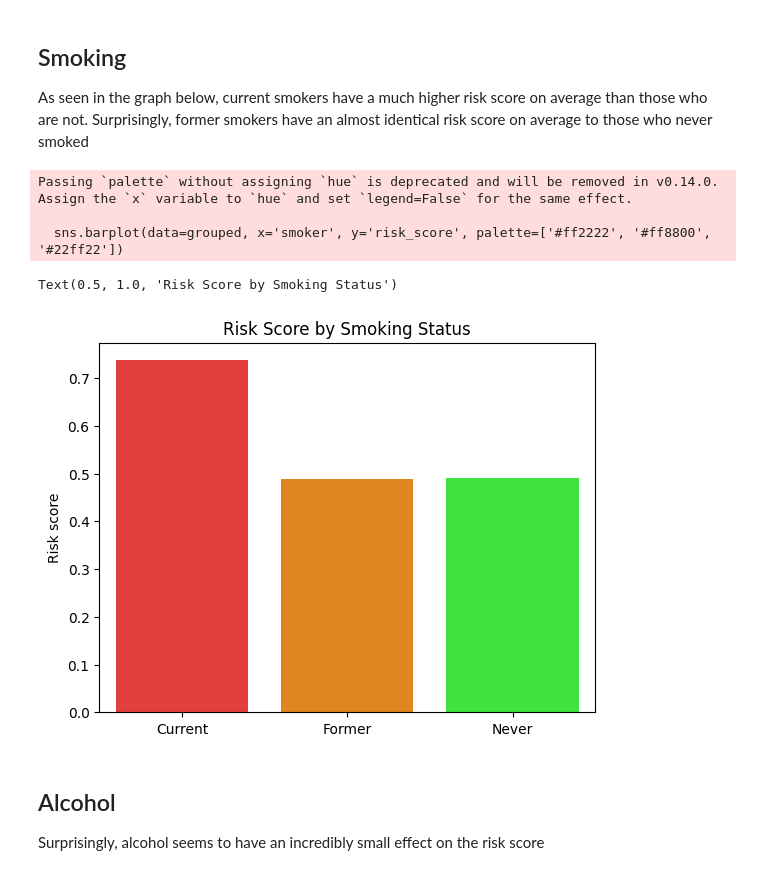
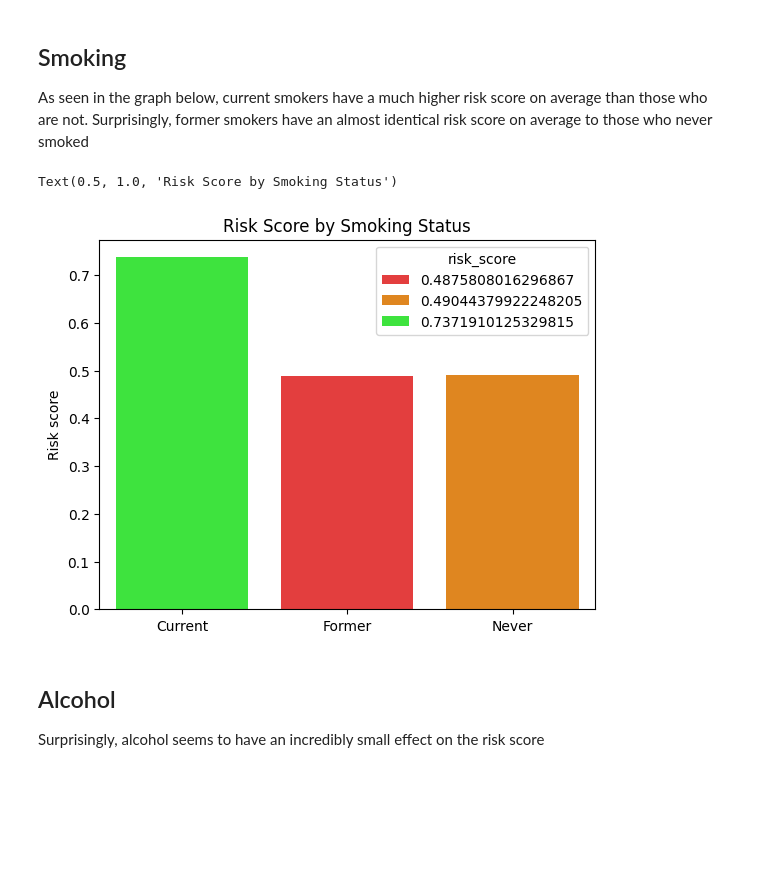
Before and after one commit to Abled773/HI-Risk-Prediction-and-Analysis, a Jupyter notebook: Risk_Analysis_and_Prediction.ipynb, the cells around one changed output. Drawn from its saved outputs; the diff is of its cells as text; code cells hidden in the pictures; blank space fills up the shorter version.

```diff
--- a/Risk_Analysis_and_Prediction.ipynb
+++ b/Risk_Analysis_and_Prediction.ipynb
@@ -475,19 +499,16 @@ Of the attributes we are looking at, blood pressure and number of chronic condit
 As seen in the graph below, current smokers have a much higher risk score on average than those who are not.
 Surprisingly, former smokers have an almost identical risk score on average to those who never smoked
 # %%
-grouped = data.groupby('smoker')['risk_score'].mean().reset_index()
+grouped = data.groupby('smoker', observed=True)['risk_score'].mean().reset_index()
 
-sns.barplot(data=grouped, x='smoker', y='risk_score', palette=['#ff2222', '#ff8800', '#22ff22'])
+sns.barplot(data=grouped, x='smoker', y='risk_score', hue="risk_score", palette=['#ff2222', '#ff8800', '#22ff22'])
 
 plt.ylabel("Risk score")
 plt.xlabel(None)
 plt.title("Risk Score by Smoking Status")
 # %% [output]
-Passing `palette` without assigning `hue` is deprecated and will be removed in v0.14.0. Assign the `x` variable to `hue` and set `legend=False` for the same effect.
-
-  sns.barplot(data=grouped, x='smoker', y='risk_score', palette=['#ff2222', '#ff8800', '#22ff22'])
+Text(0.5, 1.0, 'Risk Score by Smoking Status')
-Text(0.5, 1.0, 'Risk Score by Smoking Status')
-[figure, old version]
+[figure, new version]
 # %% [markdown]
 ## Alcohol
 Surprisingly, alcohol seems to have an incredibly small effect on the risk score
```
Also changed, not shown: parts of 43 cells of this notebook.
